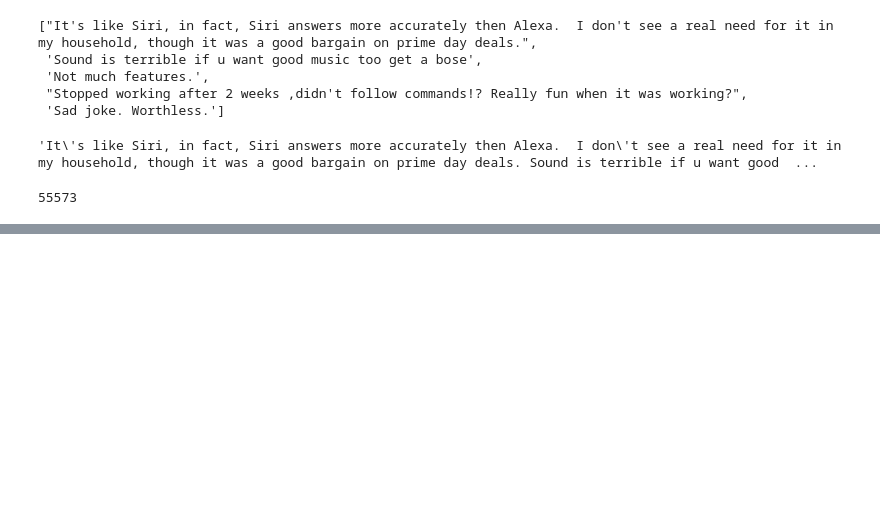
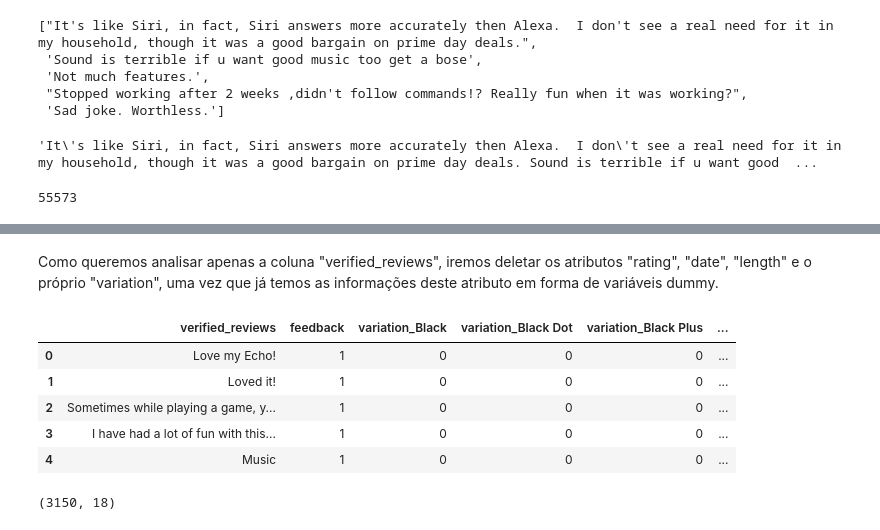
Before and after one commit to Mario-RJunior/relacoes-publicas-clientes-NLP, a Jupyter notebook: relacoes_publicas_NLP.ipynb, the cells around one changed output, grey strips where cells are left out. Saved outputs shown, nothing was run; the diff lists cells and outputs as text; code cells hidden in the pictures; blank space fills up the shorter version.

```diff
--- a/relacoes_publicas_NLP.ipynb
+++ b/relacoes_publicas_NLP.ipynb
@@ -299,0 +366,19 @@ plt.imshow(WordCloud().generate(negative_sentences_as_one_string));
+# %% [markdown]
+Como queremos analisar apenas a coluna "verified_reviews", iremos deletar os atributos "rating", "date", "length" e o próprio "variation", uma vez que já temos as informações deste atributo em forma de variáveis dummy.
+# %%
+# Deletando as colunas
+reviews_df = reviews_df.drop(columns=['date', 'rating', 'variation', 'length'],
+                             axis=1)
+reviews_df.head()
+# %% [output]
+|  | verified_reviews | feedback | variation_Black | variation_Black Dot | variation_Black Plus | ... |
+| 0 | Love my Echo! | 1 | 0 | 0 | 0 | ... |
+| 1 | Loved it! | 1 | 0 | 0 | 0 | ... |
+| 2 | Sometimes while playing a game, y... | 1 | 0 | 0 | 0 | ... |
+| 3 | I have had a lot of fun with this... | 1 | 0 | 0 | 0 | ... |
+| 4 | Music | 1 | 0 | 0 | 0 | ... |
+# %%
+# Verificando o shape
+reviews_df.shape
+# %% [output]
+(3150, 18)
```
Also changed, not shown: parts of 10 cells of this notebook.
